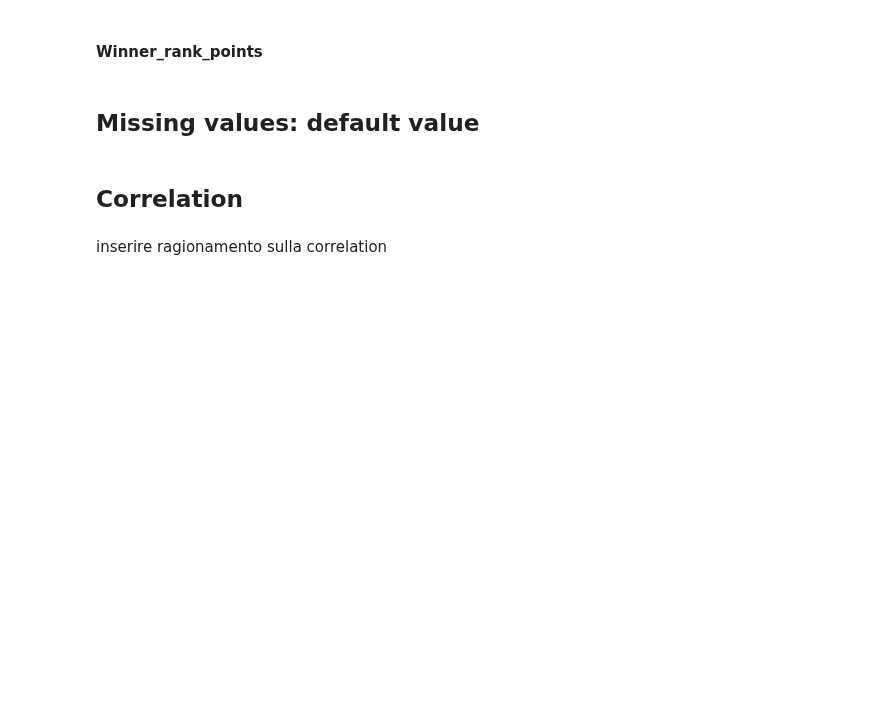
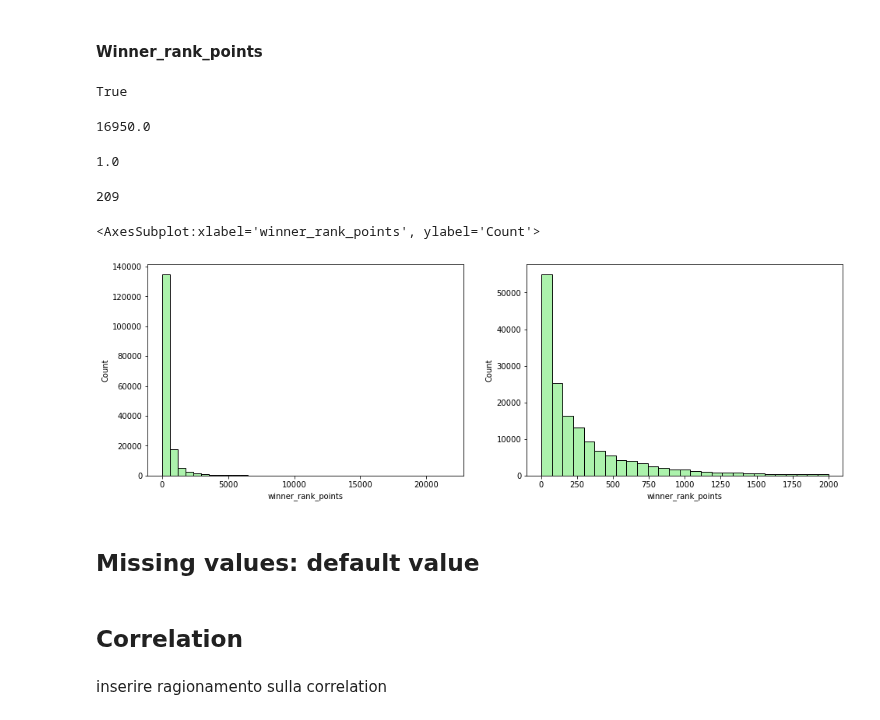
Before and after one commit to gasparax/DM_Project, a Jupyter notebook: data_understanding.ipynb, the cells around one changed output. Cells and saved outputs as stored; diff of their text form; code cells hidden in the pictures; blank space fills up the shorter version.

```diff
--- a/data_understanding.ipynb
+++ b/data_understanding.ipynb
@@ -820,3 +888,31 @@ service game means the games that the player wins without the oppent scoring
+# %%
+df_tennis['winner_rank_points'].max()<21750 #21750 is the maximum a player can reach
+# %% [output]
+True
+# %%
+df_tennis['winner_rank_points'].max()
+# %% [output]
+16950.0
+# %%
+df_tennis['winner_rank_points'].min()
+# %% [output]
+1.0
+# %%
+df_tennis[df_tennis['winner_rank_points'] == df_tennis['winner_rank_points'].min()].shape[0]
+# %% [output]
+209
+# %%
+fig = plt.figure(figsize=(16, 5))
+fig_dims = (1, 2)
+
+plt.subplot2grid(fig_dims, (0, 0))
+sns.histplot(data=df_tennis['winner_rank_points'], bins="doane", binrange=(0,21750), color="lightgreen")
+
+plt.subplot2grid(fig_dims, (0, 1))
+sns.histplot(data=df_tennis['winner_rank_points'], bins="doane", binrange=(0,2000), color="lightgreen")
+# %% [output]
+<AxesSubplot:xlabel='winner_rank_points', ylabel='Count'>
+[figure, added]
 # %% [markdown]
 ## Missing values: default value
 # %%
```
Also changed, not shown: parts of 39 cells of this notebook.
